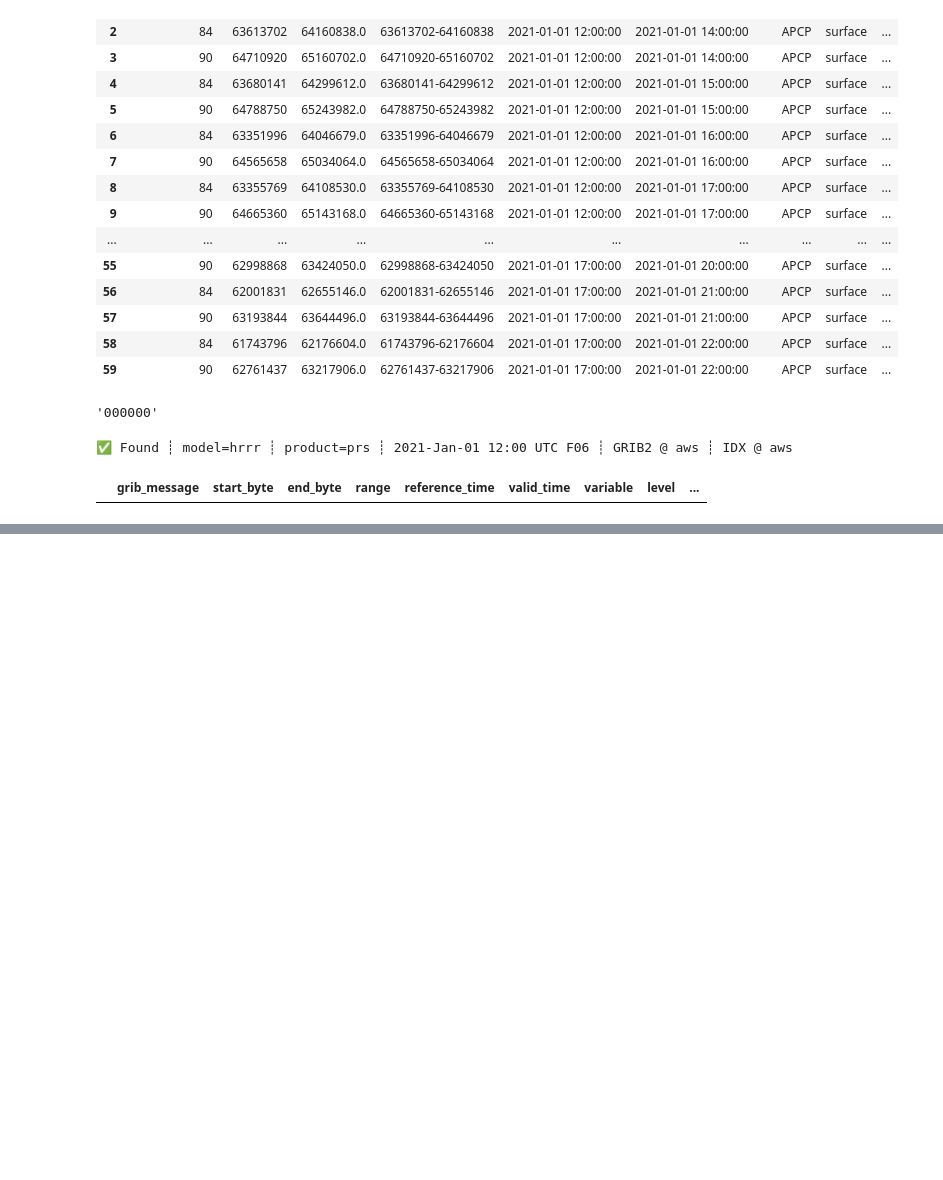
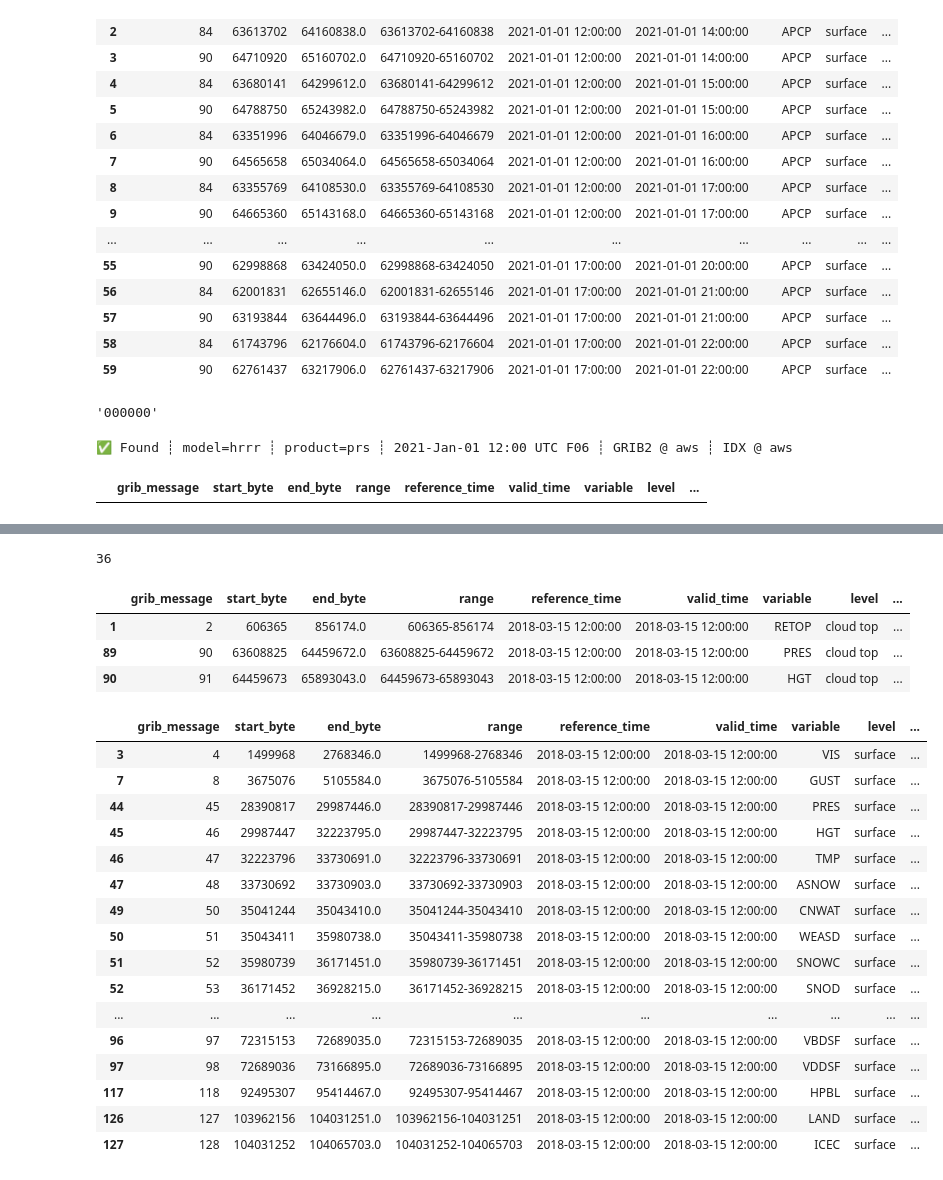
Before and after one commit to AmeerArsala/graphcast-generation, a Jupyter notebook: notebooks/nam_hrrr.ipynb, the cells around one changed output, grey strips where cells are left out. Cells and saved outputs as stored; diff of their text form; code cells hidden in the pictures; blank space fills up the shorter version.

```diff
--- a/notebooks/nam_hrrr.ipynb
+++ b/notebooks/nam_hrrr.ipynb
@@ -504,0 +533,31 @@ H2.inventory("W_VEL:500 mb")
+# %%
+len(sar_xarray)
+# %% [output]
+36
+# %%
+H_SAR.inventory(":cloud top")
+# %% [output]
+|  | grib_message | start_byte | end_byte | range | reference_time | valid_time | variable | level | ... |
+| 1 | 2 | 606365 | 856174.0 | 606365-856174 | 2018-03-15 12:00:00 | 2018-03-15 12:00:00 | RETOP | cloud top | ... |
+| 89 | 90 | 63608825 | 64459672.0 | 63608825-64459672 | 2018-03-15 12:00:00 | 2018-03-15 12:00:00 | PRES | cloud top | ... |
+| 90 | 91 | 64459673 | 65893043.0 | 64459673-65893043 | 2018-03-15 12:00:00 | 2018-03-15 12:00:00 | HGT | cloud top | ... |
+# %%
+H_SAR.inventory(":surface")
+# %% [output]
+|  | grib_message | start_byte | end_byte | range | reference_time | valid_time | variable | level | ... |
+| 3 | 4 | 1499968 | 2768346.0 | 1499968-2768346 | 2018-03-15 12:00:00 | 2018-03-15 12:00:00 | VIS | surface | ... |
+| 7 | 8 | 3675076 | 5105584.0 | 3675076-5105584 | 2018-03-15 12:00:00 | 2018-03-15 12:00:00 | GUST | surface | ... |
+| 44 | 45 | 28390817 | 29987446.0 | 28390817-29987446 | 2018-03-15 12:00:00 | 2018-03-15 12:00:00 | PRES | surface | ... |
+| 45 | 46 | 29987447 | 32223795.0 | 29987447-32223795 | 2018-03-15 12:00:00 | 2018-03-15 12:00:00 | HGT | surface | ... |
+| 46 | 47 | 32223796 | 33730691.0 | 32223796-33730691 | 2018-03-15 12:00:00 | 2018-03-15 12:00:00 | TMP | surface | ... |
+| 47 | 48 | 33730692 | 33730903.0 | 33730692-33730903 | 2018-03-15 12:00:00 | 2018-03-15 12:00:00 | ASNOW | surface | ... |
+| 49 | 50 | 35041244 | 35043410.0 | 35041244-35043410 | 2018-03-15 12:00:00 | 2018-03-15 12:00:00 | CNWAT | surface | ... |
+| 50 | 51 | 35043411 | 35980738.0 | 35043411-35980738 | 2018-03-15 12:00:00 | 2018-03-15 12:00:00 | WEASD | surface | ... |
+| 51 | 52 | 35980739 | 36171451.0 | 35980739-36171451 | 2018-03-15 12:00:00 | 2018-03-15 12:00:00 | SNOWC | surface | ... |
+| 52 | 53 | 36171452 | 36928215.0 | 36171452-36928215 | 2018-03-15 12:00:00 | 2018-03-15 12:00:00 | SNOD | surface | ... |
+| ... | ... | ... | ... | ... | ... | ... | ... | ... | ... |
+| 96 | 97 | 72315153 | 72689035.0 | 72315153-72689035 | 2018-03-15 12:00:00 | 2018-03-15 12:00:00 | VBDSF | surface | ... |
+| 97 | 98 | 72689036 | 73166895.0 | 72689036-73166895 | 2018-03-15 12:00:00 | 2018-03-15 12:00:00 | VDDSF | surface | ... |
+| 117 | 118 | 92495307 | 95414467.0 | 92495307-95414467 | 2018-03-15 12:00:00 | 2018-03-15 12:00:00 | HPBL | surface | ... |
+| 126 | 127 | 103962156 | 104031251.0 | 103962156-104031251 | 2018-03-15 12:00:00 | 2018-03-15 12:00:00 | LAND | surface | ... |
+| 127 | 128 | 104031252 | 104065703.0 | 104031252-104065703 | 2018-03-15 12:00:00 | 2018-03-15 12:00:00 | ICEC | surface | ... |
```
Also changed, not shown: parts of 53 cells of this notebook.
